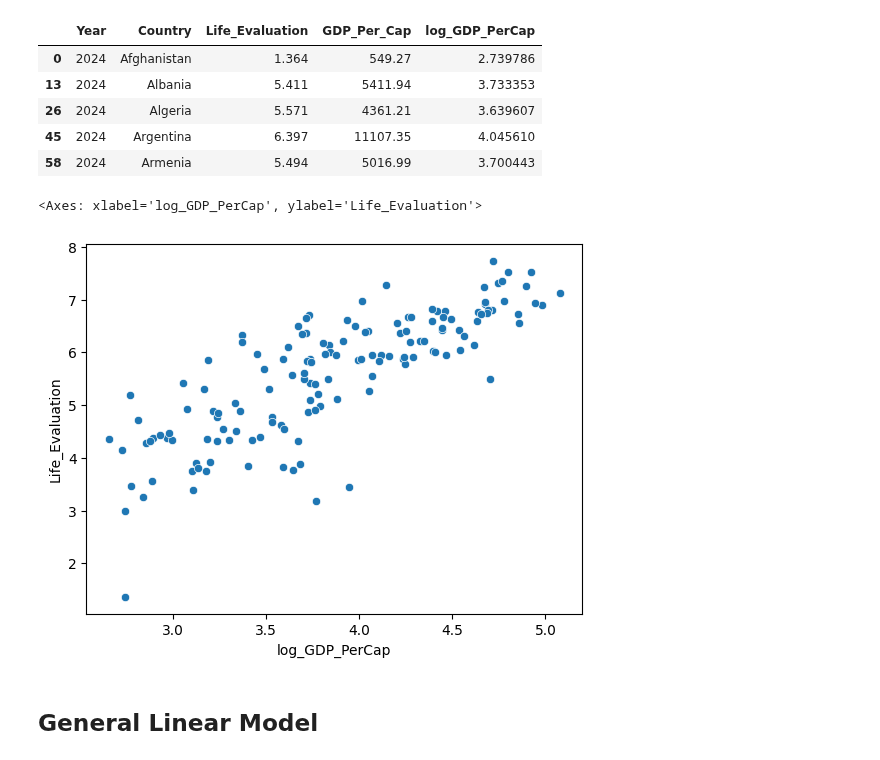
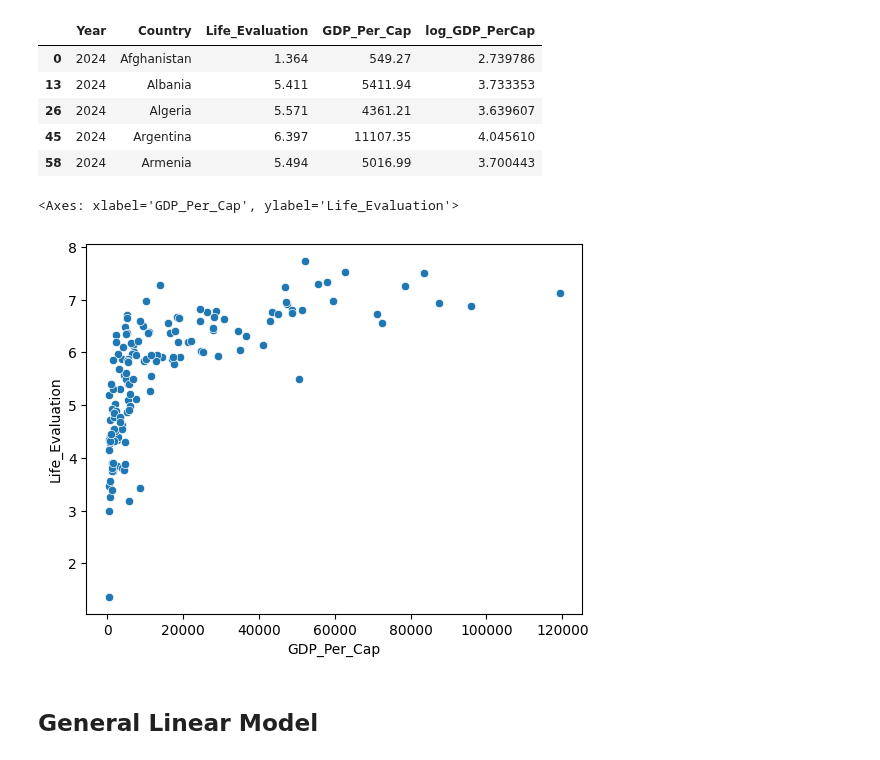
Before and after one commit to tayweid/tayweid.github.io, a Jupyter notebook: econ-0150/parts/part-4-2/Exercise_4_2.ipynb, the cells around one changed output. Drawn from its saved outputs; the diff is of its cells as text; code cells hidden in the pictures.

```diff
--- a/econ-0150/parts/part-4-2/Exercise_4_2.ipynb
+++ b/econ-0150/parts/part-4-2/Exercise_4_2.ipynb
@@ -32,10 +32,10 @@ data.head()
 | 58 | 2024 | Armenia | 5.494 | 5016.99 | 3.700443 |
 # %%
 # Visualize: Numerical x Numerical
-sns.scatterplot(y='Life_Evaluation', x='log_GDP_PerCap', data=data)
+sns.scatterplot(y='Life_Evaluation', x='GDP_Per_Cap', data=data)
 # %% [output]
-<Axes: xlabel='log_GDP_PerCap', ylabel='Life_Evaluation'>
+<Axes: xlabel='GDP_Per_Cap', ylabel='Life_Evaluation'>
-[figure, old version]
+[figure, new version]
 # %% [markdown]
 ## General Linear Model
 # %%
```
Also changed, not shown: 3 other files.
